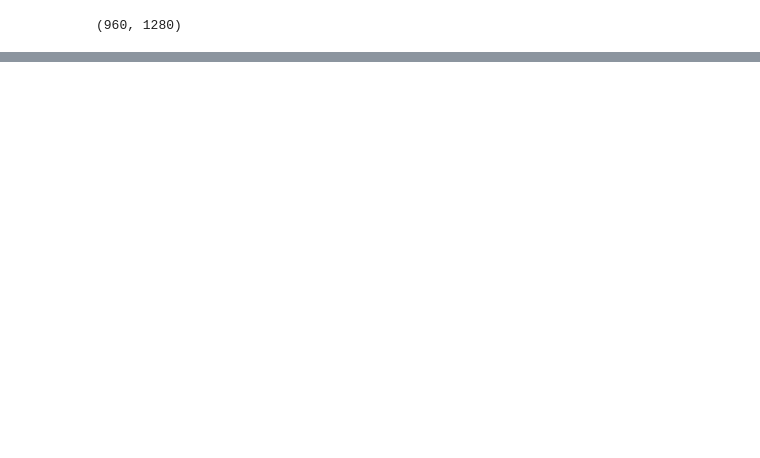
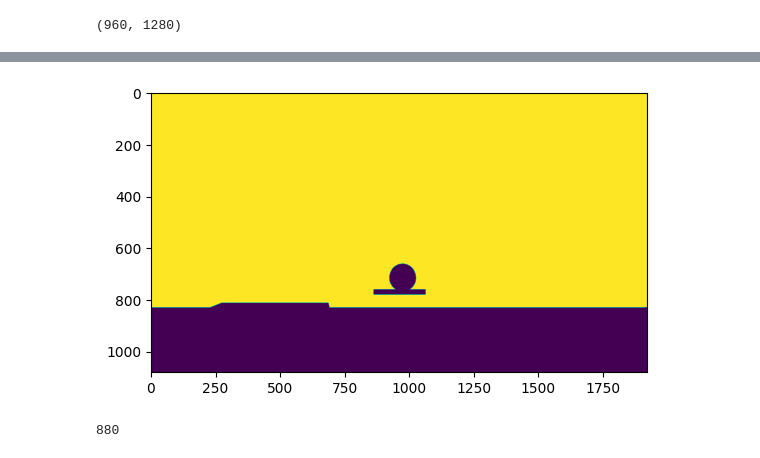
Before and after one commit to huynhbaobk/Night-Depth-Estimation, a Jupyter notebook: Test.ipynb, the cells around one changed output, grey strips where cells are left out. Cells and saved outputs as stored; diff of their text form; code cells hidden in the pictures; blank space fills up the shorter version.

```diff
--- a/Test.ipynb
+++ b/Test.ipynb
@@ -124,0 +58,7 @@ np.(depth)
+# %%
+mask = adv_depth > 2
+# %%
+plt.imshow(mask)
+plt.show()
+# %% [output]
+[figure, added]
@@ -124,0 +79,4 @@ np.(depth)
+# %%
+find_min_y_coordinate(mask)
+# %% [output]
+880
```
Also changed, not shown: parts of 41 cells of this notebook, 17 other files.
